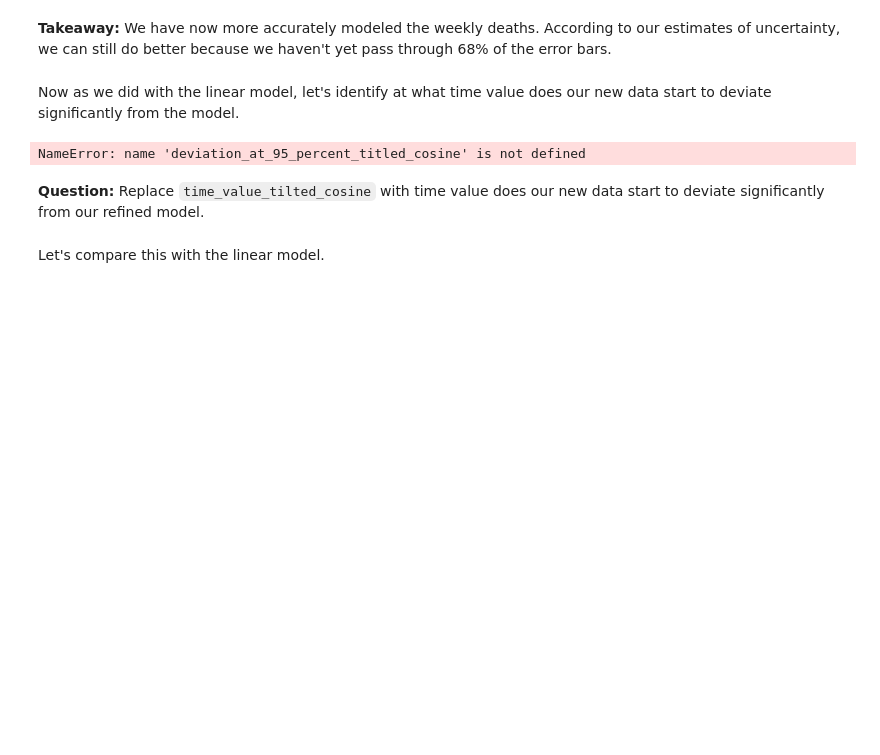
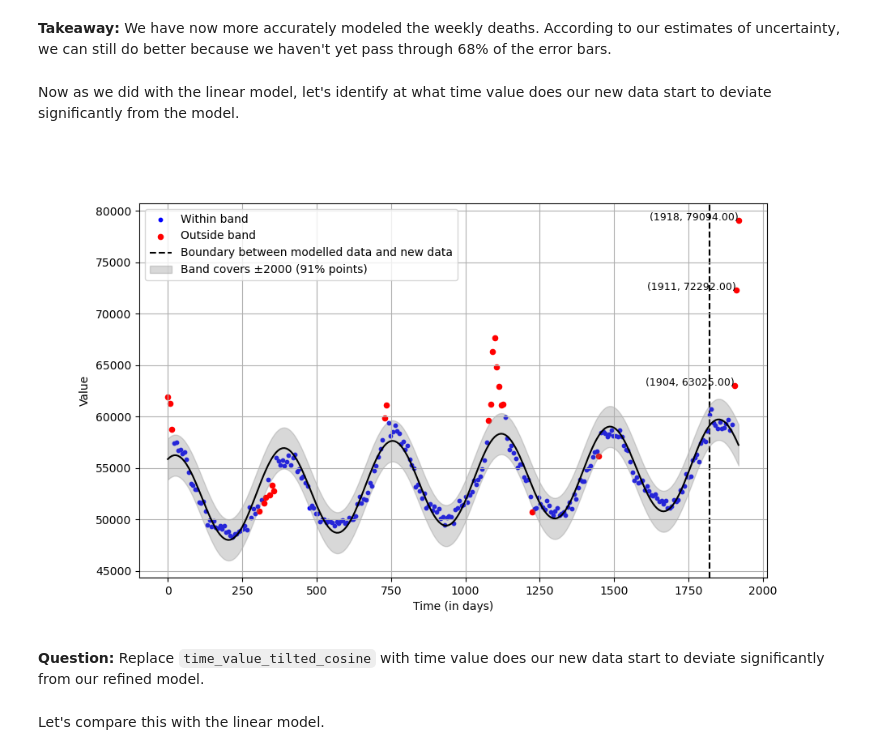
Before and after one commit to sensesensibilityscience/datascience, a Jupyter notebook: 2024/modelling/student/modelling.ipynb, the cells around one changed output. Saved outputs shown, nothing was run; the diff lists cells and outputs as text; code cells hidden in the pictures; blank space fills up the shorter version.

```diff
--- a/2024/modelling/student/modelling.ipynb
+++ b/2024/modelling/student/modelling.ipynb
@@ -395,11 +439,10 @@ Replace this with your answer.
 **Takeaway:** We have now more accurately modeled the weekly deaths. According to our estimates of uncertainty, we can still do better because we haven't yet pass through 68% of the error bars.
 # %% [markdown]
 Now as we did with the linear model,  let's identify at what time value does our new data start to deviate significantly from the model.
-# %%
-#Just run this cell
-deviation_at_95_percent_titled_cosine # don't count new points, should be 95%
-# %% [output]
-NameError: name 'deviation_at_95_percent_titled_cosine' is not defined
+# %%
+plot_cos_lin_all(deviation_at_95_percent_titled_cosine)
+# %% [output]
+[figure, added]
 # %% [markdown]
 **Question:** Replace `time_value_tilted_cosine` with time value does our new data start to deviate significantly from our refined model.
 # %%
```
Also changed, not shown: parts of 85 cells of this notebook, 1 other file.
